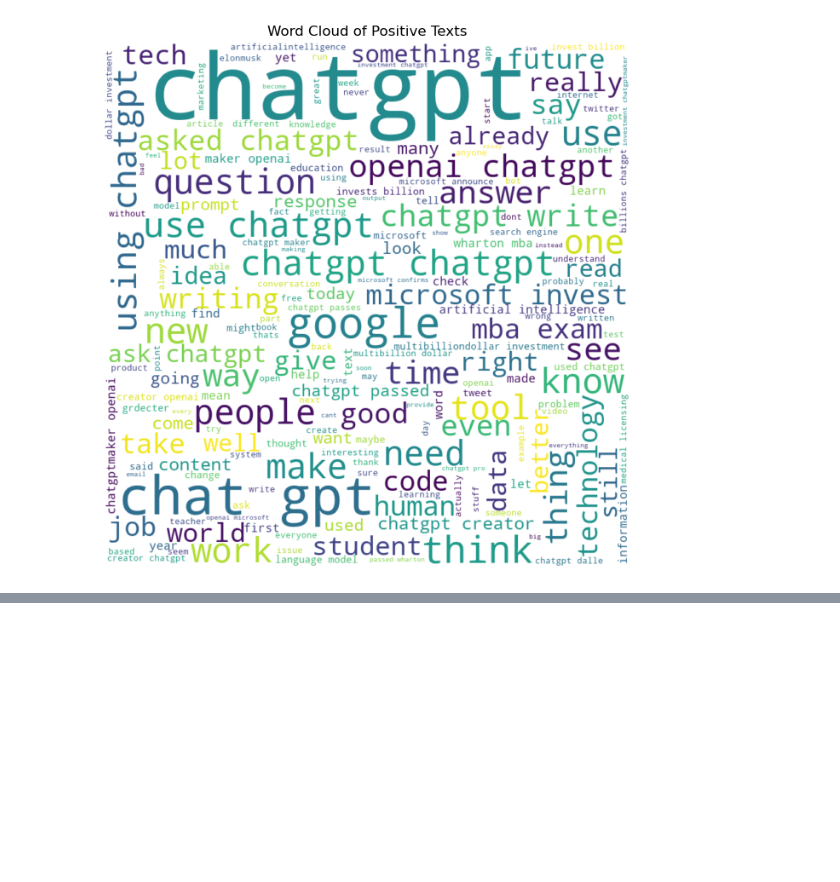
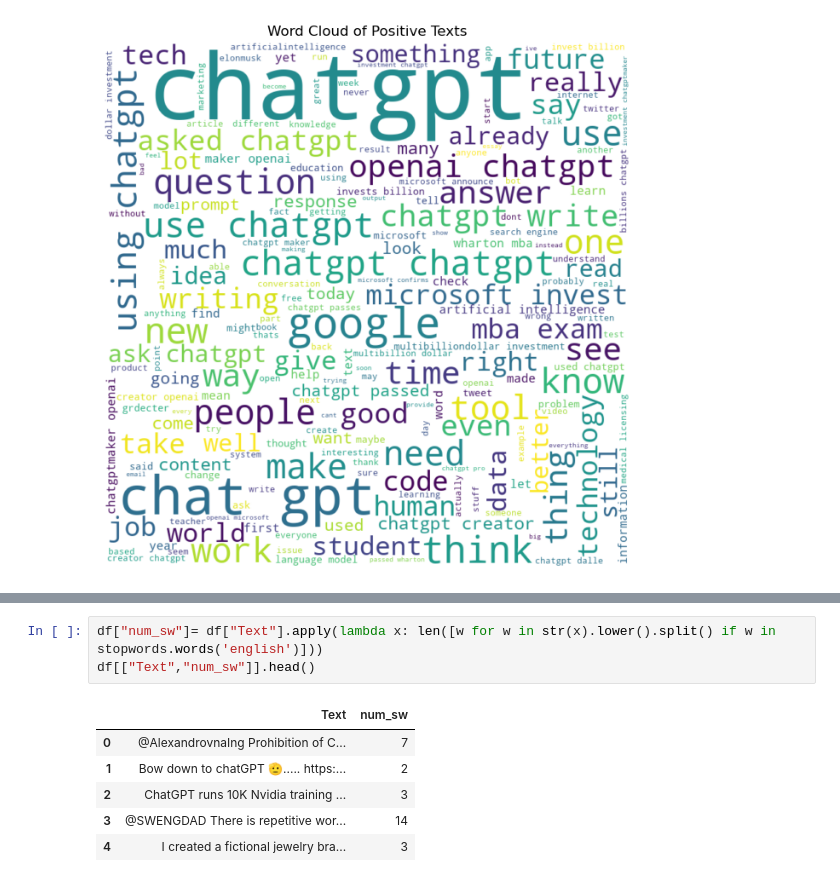
Before and after one commit to Ranaabdulrehman30/NLP_Lab_Final, a Jupyter notebook: NLP_Fianl.ipynb, the cells around one changed output, grey strips where cells are left out. Cells and saved outputs as stored; diff of their text form; blank space fills up the shorter version.

```diff
--- a/NLP_Fianl.ipynb
+++ b/NLP_Fianl.ipynb
@@ -814,0 +827,10 @@ plt.show()
+# %%
+df["num_sw"]= df["Text"].apply(lambda x: len([w for w in str(x).lower().split() if w in stopwords.words('english')]))
+df[["Text","num_sw"]].head()
+# %% [output]
+|  | Text | num_sw |
+| 0 | @AlexandrovnaIng Prohibition of C... | 7 |
+| 1 | Bow down to chatGPT 🫡..... https:... | 2 |
+| 2 | ChatGPT runs 10K Nvidia training ... | 3 |
+| 3 | @SWENGDAD There is repetitive wor... | 14 |
+| 4 | I created a fictional jewelry bra... | 3 |
```
Also changed, not shown: parts of 38 cells of this notebook.
